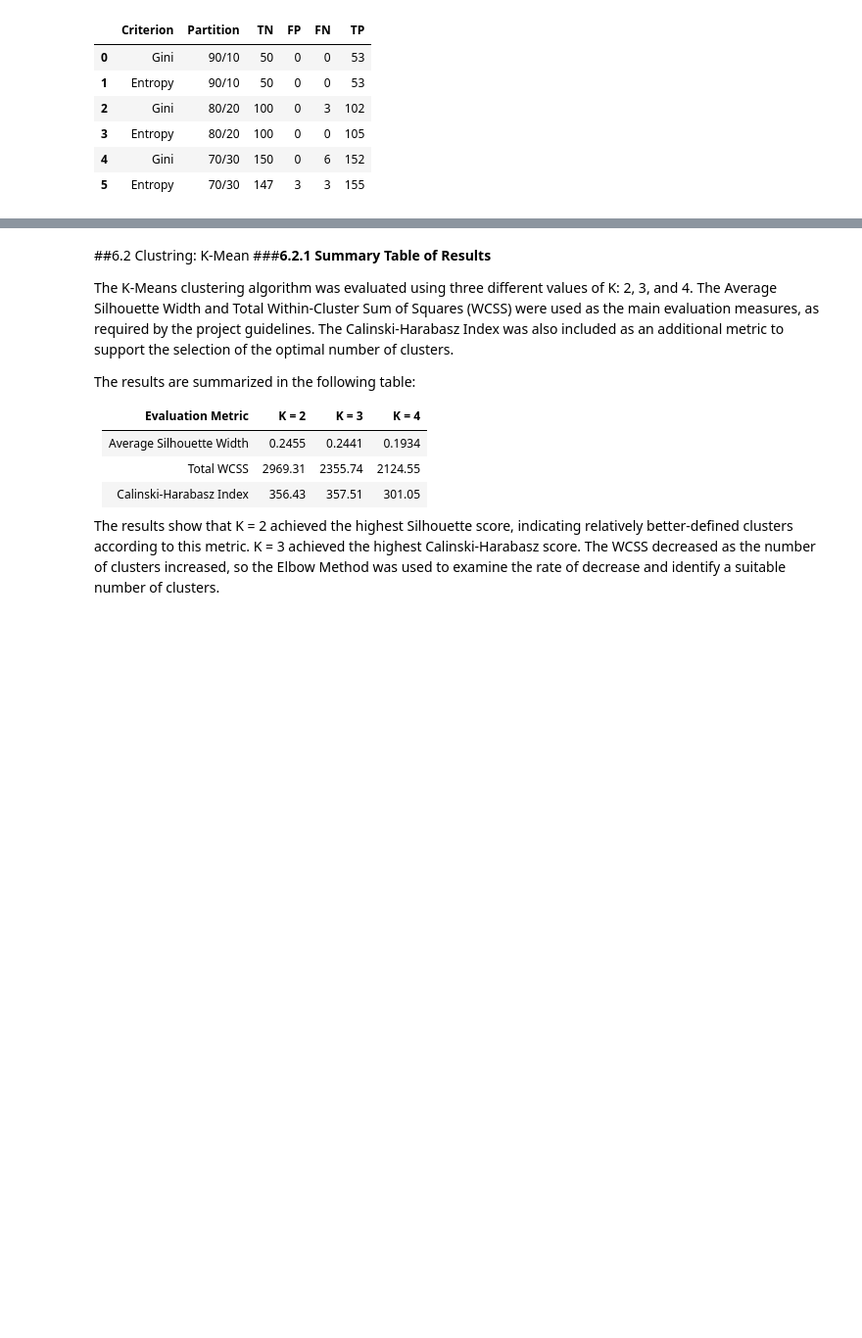
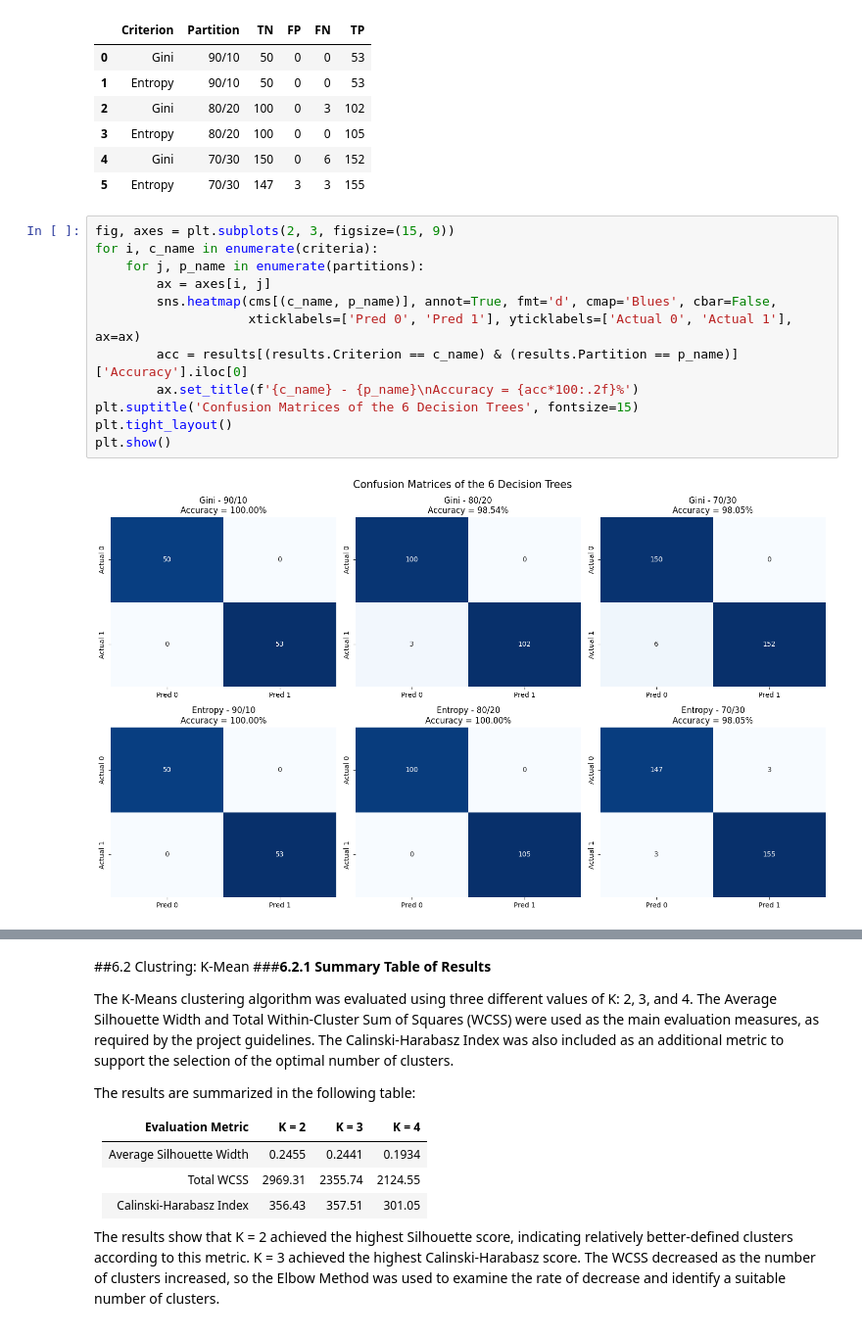
Before and after one commit to raneem-a1/IT326-Heart-Disease-project, a Jupyter notebook: final_report.ipynb, the cells around one changed output, grey strips where cells are left out. Shown at 98% size. Drawn from its saved outputs; the diff is of its cells as text; blank space fills up the shorter version.

```diff
--- a/final_report.ipynb
+++ b/final_report.ipynb
@@ -423,3 +423,17 @@ pd.DataFrame(cm_rows)
 | 3 | Entropy | 80/20 | 100 | 0 | 0 | 105 |
 | 4 | Gini | 70/30 | 150 | 0 | 6 | 152 |
 | 5 | Entropy | 70/30 | 147 | 3 | 3 | 155 |
+# %%
+fig, axes = plt.subplots(2, 3, figsize=(15, 9))
+for i, c_name in enumerate(criteria):
+    for j, p_name in enumerate(partitions):
+        ax = axes[i, j]
+        sns.heatmap(cms[(c_name, p_name)], annot=True, fmt='d', cmap='Blues', cbar=False,
+                    xticklabels=['Pred 0', 'Pred 1'], yticklabels=['Actual 0', 'Actual 1'], ax=ax)
+        acc = results[(results.Criterion == c_name) & (results.Partition == p_name)]['Accuracy'].iloc[0]
+        ax.set_title(f'{c_name} - {p_name}\nAccuracy = {acc*100:.2f}%')
+plt.suptitle('Confusion Matrices of the 6 Decision Trees', fontsize=15)
+plt.tight_layout()
+plt.show()
+# %% [output]
+[figure, added]
```
Also changed, not shown: parts of 5 cells of this notebook.
